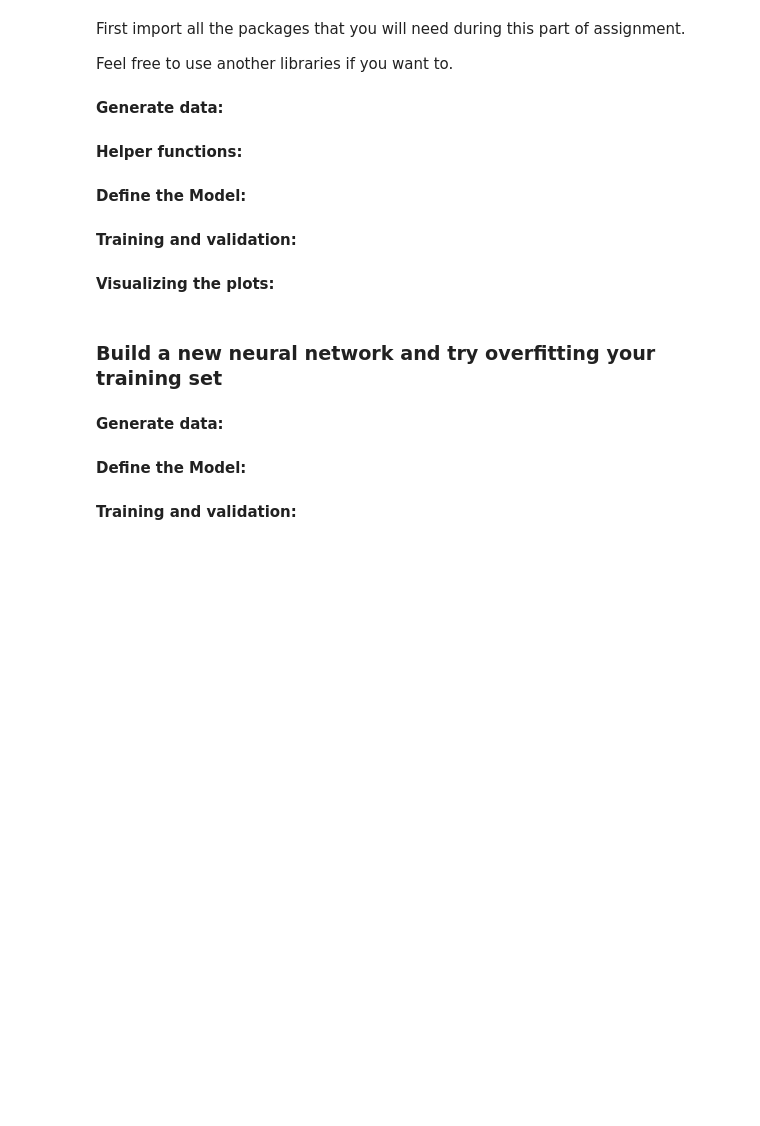
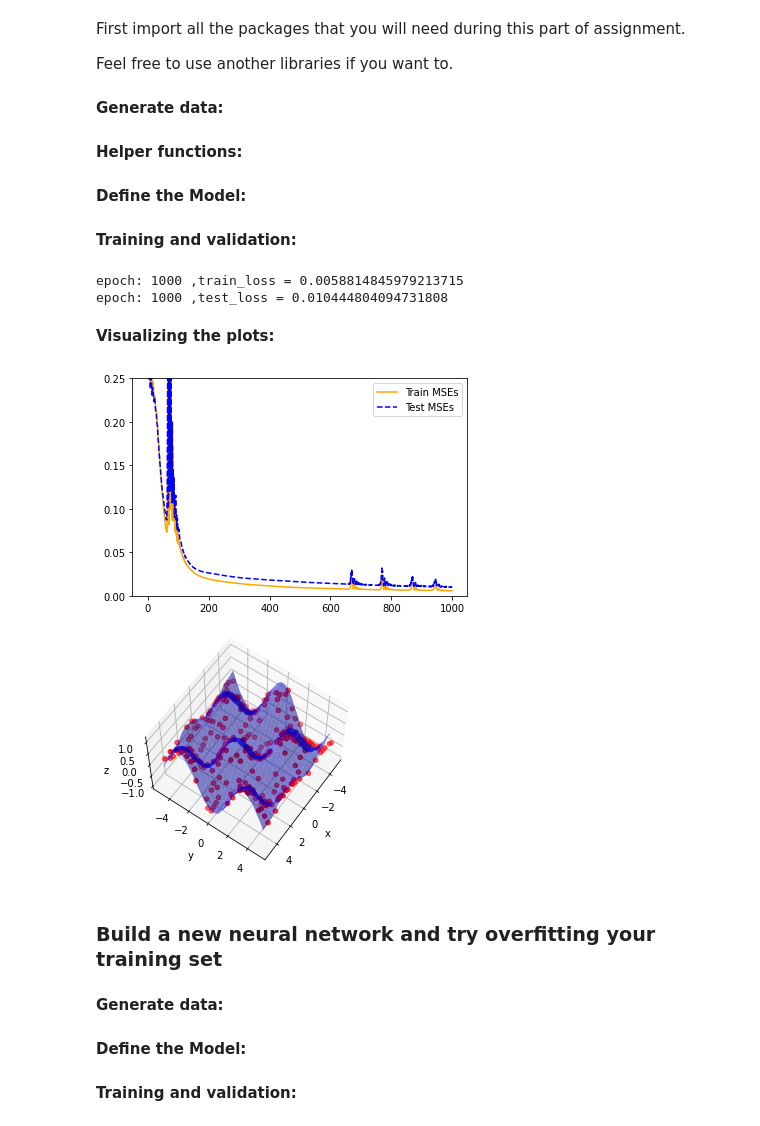
Before and after one commit to danieldemayo/DeepLearning, a Jupyter notebook: EX_1_TAU .ipynb, the cells around one changed output. Cells and saved outputs as stored; diff of their text form; code cells hidden in the pictures; blank space fills up the shorter version.

```diff
--- a/EX_1_TAU .ipynb
+++ b/EX_1_TAU .ipynb
@@ -217,0 +243,9 @@ for epoch in range(number_of_epochs):
+# %%
+### START CODE HERE ###
+epochs = list(range(NUMBER_OF_EPOCHS))
+plt.plot(epochs, train_losses,label='Train Losses')
+# plt.figure(figsize=(16,8))
+plt.title('Epochs Vs. Training Loss')
+plt.xlabel('Epochs')
+plt.ylabel('Training Loss')
+plt.legend()
@@ -218,3 +269,18 @@ for epoch in range(number_of_epochs):
+# %%
+x_range = np.linspace(min(x[:, 0]), max(x[:, 0]))
+y_range = np.linspace(min(x[:, 1]), max(x[:, 1]))
+xx, yy = np.meshgrid(x_range, y_range)
+grid = torch.Tensor(np.c_[xx.ravel(), yy.ravel()])
+pred_func = model.forward(grid)
+z = pred_func.view(xx.shape).detach().numpy()
+z[z >= 0.5] = 1
+z[z < 0.5] = 0
+plt.contourf(xx, yy, z, cmap='RdBu')
+
+plt.ylabel('x2')
+plt.xlabel('x1')
+plt.scatter(x[:, 0], x[:, 1], c=y, cmap='Paired', s=6)
+plt.show()
 # %% [markdown]
 8. Why does a neural network need a non-linear activation function? try to figure out what heppan when you remove the activation function and explain the results.
 # %% [markdown]
@@ -315,13 +378,13 @@ class RegressionModel(nn.Module):
         self.lin2 = nn.Linear(num_neurons[0], num_neurons[1])
         self.lin3 = nn.Linear(num_neurons[1], 1)
 
-        self.relu = nn.ReLU()
-        self.sig = nn.Sigmoid()
+        self.relu = nn.LeakyReLU()
+        self.tanh = nn.Tanh()
 
     def forward(self, x: Tensor):
         x = self.relu(self.lin1(x))
-        x = self.sig(self.lin2(x))
-        x = self.sig(self.lin3(x))
+        x = self.tanh(self.lin2(x))
+        x = self.tanh(self.lin3(x))
         return x
 # %% [markdown]
 **Training and validation:**
@@ -358,8 +421,7 @@ def run_model(model: nn.Module, data: Tuple[Tuple, NDArray], num_of_epochs: int)
     loss_function = nn.MSELoss()
     optimizer = SGD(model.parameters(), lr=lr, momentum=momentum)
     x, fx = vectorize_data(*data[0], data[1])
-    x_train, x_test, y_train, y_test = (convert_to_tensor(v) for v in
-                                        train_test_split(x, fx, test_size=0.3, random_state=1))
+    x_train, x_test, y_train, y_test = map(convert_to_tensor, train_test_split(x, fx, test_size=0.3, random_state=1))
     pred = np.array([1])
     for epoch in range(num_of_epochs):
         train_loss = train_model(model, optimizer, loss_function, x_train, y_train)
@@ -367,37 +429,42 @@ def run_model(model: nn.Module, data: Tuple[Tuple, NDArray], num_of_epochs: int)
         train_losses.append(train_loss.item())
         test_losses.append(test_loss.item())
         pred = test_pred.detach().numpy()
-        if (epoch + 1) % 100 == 0:
+        if (epoch + 1) % 1000 == 0:
             print('epoch:', epoch + 1, ',train_loss =', train_loss.item())
             print('epoch:', epoch + 1, ',test_loss =', test_loss.item())
         # validation usage
     return train_losses, test_losses, dict(x_train=x_train, y_train=y_train, x_test=x_test, y_test=y_test, pred=pred)
 
 
-
-regression_model = RegressionModel(2, [3, 3])
+regression_model = RegressionModel(2, [20, 30])
 
 train_losses, test_losses, splited_data = run_model(model=regression_model, data=data, num_of_epochs=1000)
+# %% [output]
+epoch: 1000 ,train_loss = 0.0058814845979213715
+epoch: 1000 ,test_loss = 0.010444804094731808
 # %% [markdown]
 **Visualizing the plots:**
 # %%
 def viz_epochs(num_of_epochs: int,
                other_axis: list,
                plot_test: bool,
-               y_lim: tuple = (0.22, 0.28)
+               y_lim: tuple
                ):
     epochs = list(range(num_of_epochs))
     plt.plot(epochs, other_axis[0], 'orange', label='Train MSEs')
     if plot_test:
         plt.plot(epochs, other_axis[1], 'blue', label='Test MSEs', linestyle='--')
     plt.ylim(list(y_lim))
     plt.legend()
     plt.show()
 
 
-viz_epochs(num_of_epochs=1000, other_axis=[train_losses, test_losses], plot_test=True, )
+viz_epochs(num_of_epochs=1000, other_axis=[train_losses, test_losses], plot_test=True, y_lim=(0, 0.25))
 
 viz_preds(data, splited_data['pred'], )
+# %% [output]
+[figure, added]
+[figure, added]
 # %% [markdown]
 ### Build a new neural network and try overfitting your training set
 # %% [markdown]
```
Also changed, not shown: parts of 19 cells of this notebook.
